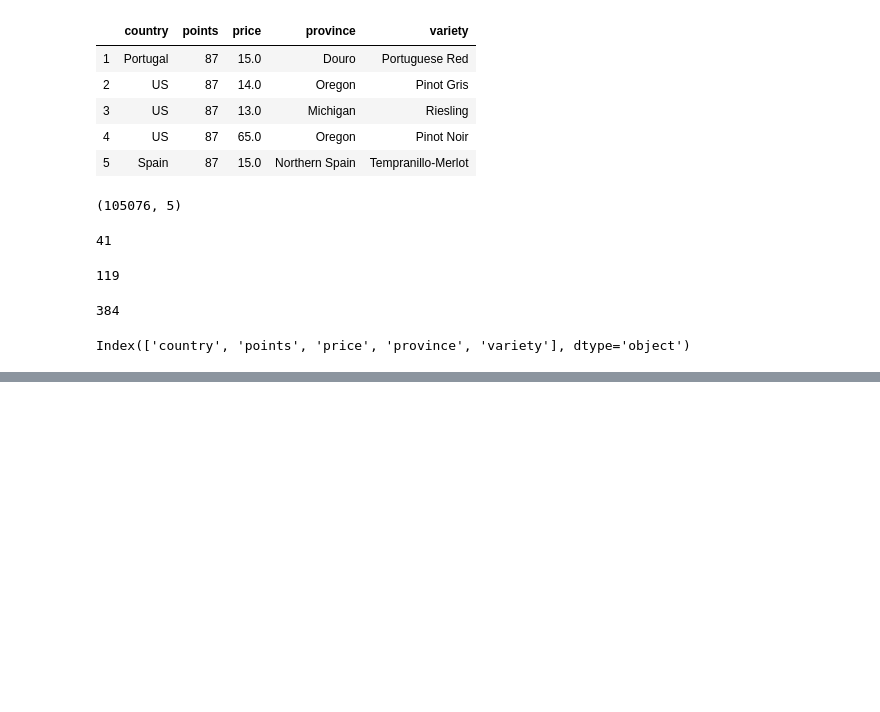
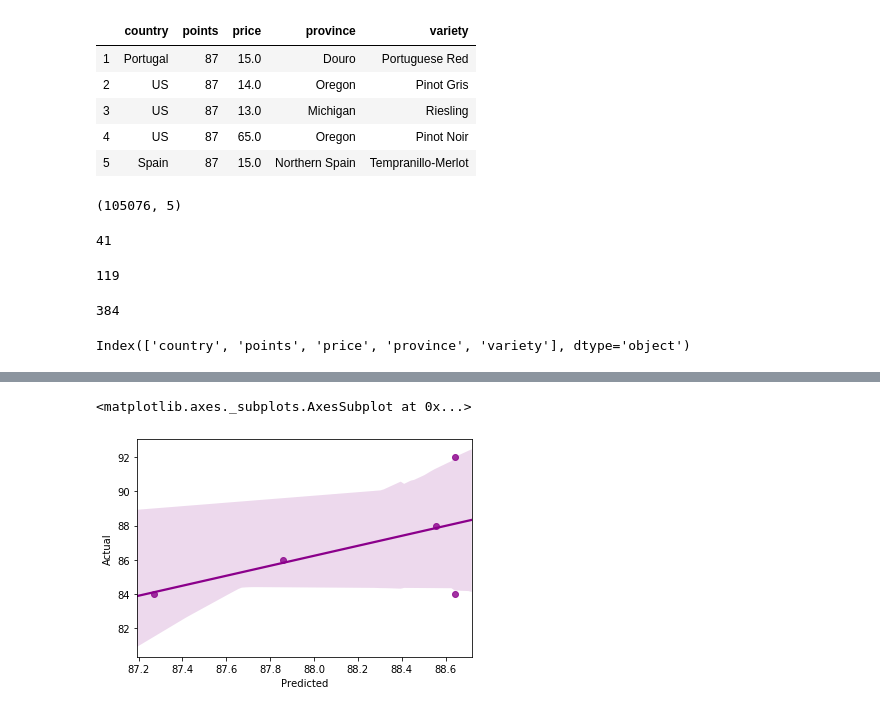
Before and after one commit to thespud56/Wine_Predictions, a Jupyter notebook: Points_Analysis.ipynb, the cells around one changed output, grey strips where cells are left out. Cells and saved outputs as stored; diff of their text form; code cells hidden in the pictures; blank space fills up the shorter version.

Commit message:
Points analysis test 1

```diff
--- a/Points_Analysis.ipynb
+++ b/Points_Analysis.ipynb
@@ -725,0 +540,5 @@ sns.regplot(x=data["points"], y=data["price"], data=data, color='darkmagenta')
+# %%
+def try_linear_models(X, X_test, y_train, y_test):
+    model = linear_model.Ridge(alpha = 0.1).fit(X, y_train)
+    predictions = model.predict(X_test)
+    return predictions
@@ -725,0 +551,7 @@ sns.regplot(x=data["points"], y=data["price"], data=data, color='darkmagenta')
+# %%
+def inspect_df(predictions, y_test):
+    true_vs_pred = np.vstack((predictions, y_test))
+    true_df = pd.DataFrame(true_vs_pred)
+    true_df = true_df.transpose()
+    true_df.columns = ["Predicted", "Actual"]
+    return true_df.head()
@@ -725,0 +560,2 @@ sns.regplot(x=data["points"], y=data["price"], data=data, color='darkmagenta')
+# %%
+model_1_pred = try_linear_models(X1, X1_test, y1_train, y1_test)
@@ -725,0 +567,3 @@ sns.regplot(x=data["points"], y=data["price"], data=data, color='darkmagenta')
+# %%
+country_vs_points = inspect_df(model_1_pred, y1_test)
+country_vs_points.head()
@@ -725,0 +577,5 @@ sns.regplot(x=data["points"], y=data["price"], data=data, color='darkmagenta')
+# %%
+sns.regplot(x='Predicted', y='Actual', data=country_vs_points, color='darkmagenta')
+# %% [output]
+<matplotlib.axes._subplots.AxesSubplot at 0x...>
+[figure, added]
```
Also changed, not shown: parts of 145 cells of this notebook.
